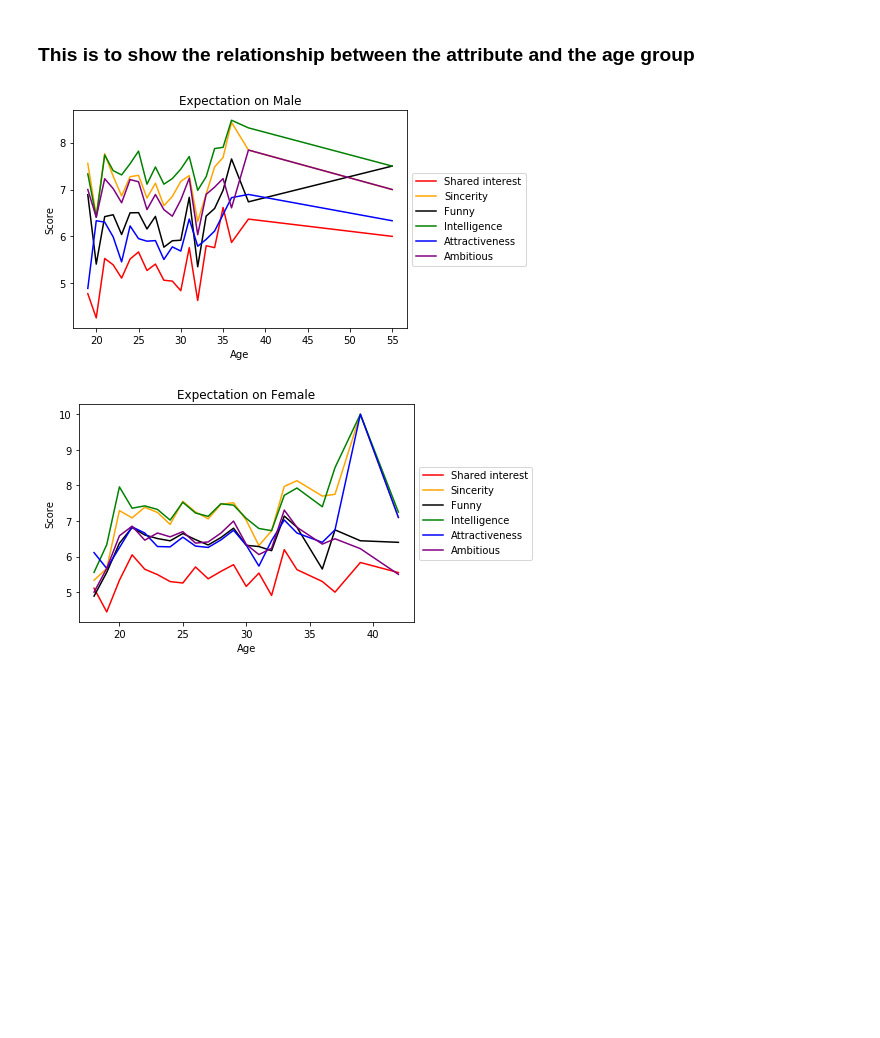
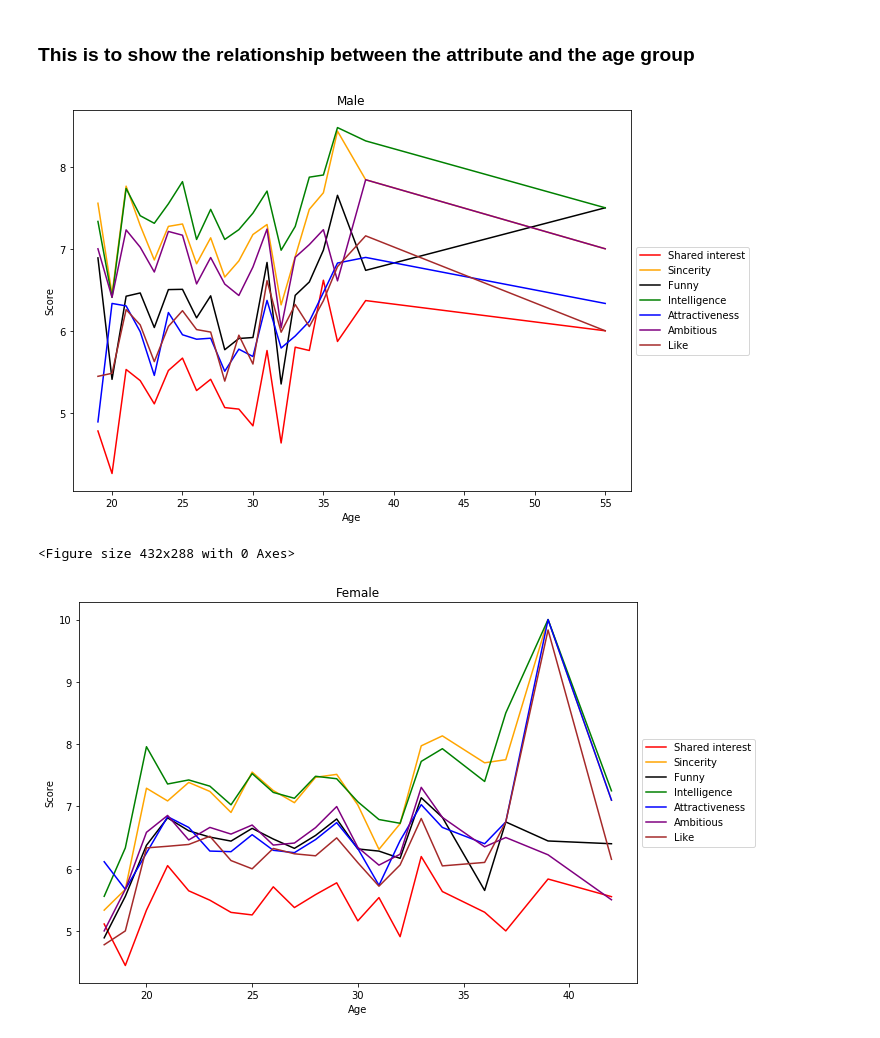
Before and after one commit to yulnicorn/Data-Analytics-Mining, a Jupyter notebook: EDA 6 attributes.ipynb, the cells around one changed output. Cells and saved outputs as stored; diff of their text form; code cells hidden in the pictures; blank space fills up the shorter version.

```diff
--- a/EDA 6 attributes.ipynb
+++ b/EDA 6 attributes.ipynb
@@ -10,7 +10,7 @@ male_df = pd.read_csv('male(imputed).csv')
 
 female_df = pd.read_csv('female(imputed).csv')
 # %%
-columns = ['shar_o','sinc_o','fun_o','intel_o','attr_o','amb_o']
+columns = ['shar_o','sinc_o','fun_o','intel_o','attr_o','amb_o','like_o']
 # %%
 processedMaleDF = pd.DataFrame()
 for column in columns:
@@ -26,37 +26,46 @@ for column in columns:
 processedFemaleDF['age_o'] = female_df['age_o']
 femaleAvg = processedFemaleDF.groupby('age_o').mean().reset_index()
 # %%
+plt.figure(figsize=(10,7))
+
 plt.plot('age_o','shar_o',color='red',data=maleAvg,label='Shared interest')
 plt.plot('age_o','sinc_o',color='orange',data=maleAvg,label='Sincerity')
 plt.plot('age_o','fun_o',color='black',data=maleAvg,label='Funny')
 plt.plot('age_o','intel_o',color='green',data=maleAvg,label='Intelligence')
 plt.plot('age_o','attr_o',color='blue',data=maleAvg,label='Attractiveness')
 plt.plot('age_o','amb_o',color='purple',data=maleAvg,label='Ambitious')
+plt.plot('age_o','like_o',color='brown',data=maleAvg,label='Like')
 
 plt.xlabel('Age')
 plt.ylabel('Score')
 plt.title('Male')
 
 plt.legend(loc='center left', bbox_to_anchor=(1, 0.5))
 
+plt.savefig('malescore.jpg')
 plt.show()
 
 plt.clf()
+
+plt.figure(figsize=(10,7))
 
 plt.plot('age_o','shar_o',color='red',data=femaleAvg,label='Shared interest')
 plt.plot('age_o','sinc_o',color='orange',data=femaleAvg,label='Sincerity')
 plt.plot('age_o','fun_o',color='black',data=femaleAvg,label='Funny')
 plt.plot('age_o','intel_o',color='green',data=femaleAvg,label='Intelligence')
 plt.plot('age_o','attr_o',color='blue',data=femaleAvg,label='Attractiveness')
 plt.plot('age_o','amb_o',color='purple',data=femaleAvg,label='Ambitious')
+plt.plot('age_o','like_o',color='brown',data=femaleAvg,label='Like')
 
 plt.xlabel('Age')
 plt.ylabel('Score')
 plt.title('Female')
 
 plt.legend(loc='center left', bbox_to_anchor=(1, 0.5))
 
+plt.savefig('femalescore.jpg')
 plt.show()
 # %% [output]
-[figure, old version]
+[figure, new version]
+<Figure size 432x288 with 0 Axes>
-[figure, old version]
+[figure, new version]
```
Also changed, not shown: 1 other file.
